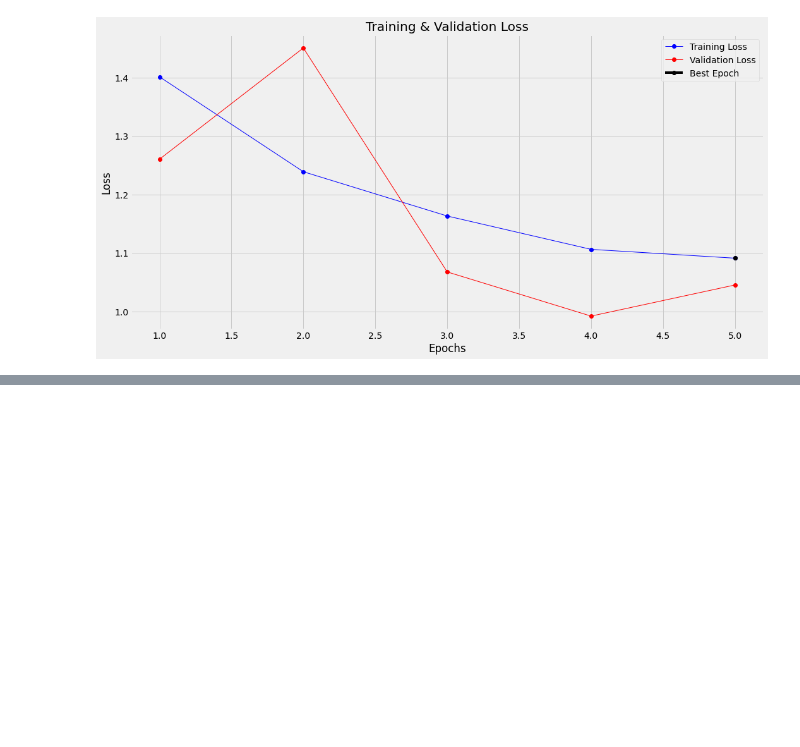
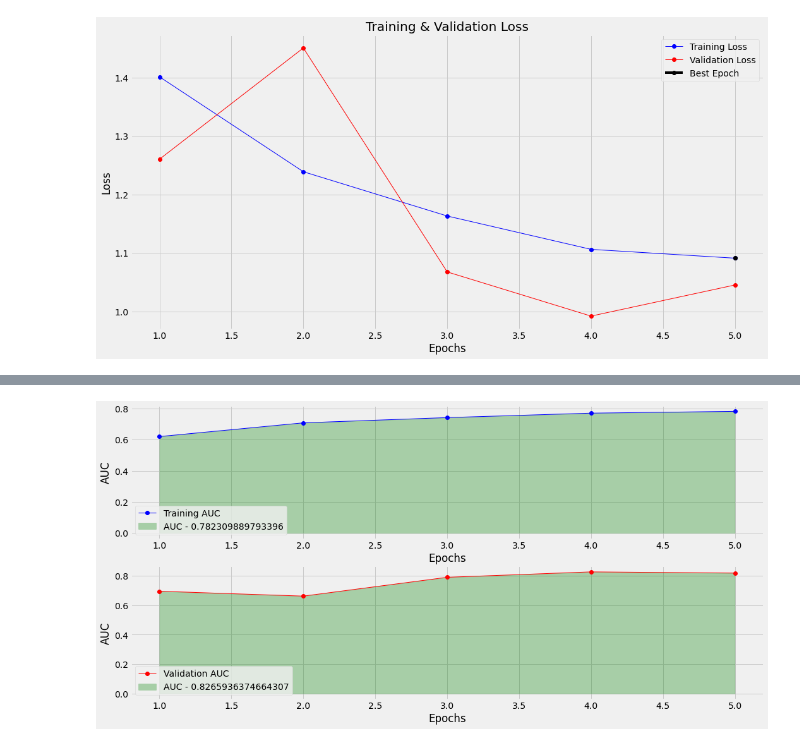
Before and after one commit to hubertrykala93/eye-diseases-image-classification, a Jupyter notebook: eye_diseases_image_classification.ipynb, the cells around one changed output, grey strips where cells are left out. Cells and saved outputs as stored; diff of their text form; code cells hidden in the pictures; blank space fills up the shorter version.

```diff
--- a/eye_diseases_image_classification.ipynb
+++ b/eye_diseases_image_classification.ipynb
@@ -411,3 +422,20 @@ def loss_plot(hist):
+# %%
+def auc_plot(hist):
+  epochs = list(range(1, len(hist.history['auc']) + 1))
+
+  fig, ax = plt.subplots(nrows=2, ncols=1)
+
+  ax[0].plot(epochs, hist.history['auc'], marker='o', linewidth=1, label='Training AUC', color='blue')
+  ax[0].fill_between(x=epochs, y1=hist.history['auc'], color='green', alpha=0.3, label=f"AUC - {max(hist.history['auc'])}")
+  ax[0].legend(loc='best')
+  ax[0].set_xlabel(xlabel='Epochs')
+  ax[0].set_ylabel(ylabel='AUC')
+  ax[1].plot(epochs, hist.history['val_auc'], marker='o', linewidth=1, label='Validation AUC', color='red')
+  ax[1].fill_between(x=epochs, y1=hist.history['val_auc'], color='green', alpha=0.3, label=f"AUC - {max(hist.history['val_auc'])}")
+  ax[1].legend(loc='best')
+  ax[1].set_xlabel(xlabel='Epochs')
+  ax[1].set_ylabel(ylabel='AUC')
+  plt.show()
 # %%
 loss_plot(hist=history)
 # %% [output]
@@ -414,0 +447,4 @@ loss_plot(hist=history)
+# %%
+auc_plot(hist=history)
+# %% [output]
+[figure, added]
```
Also changed, not shown: parts of 3 cells of this notebook.
